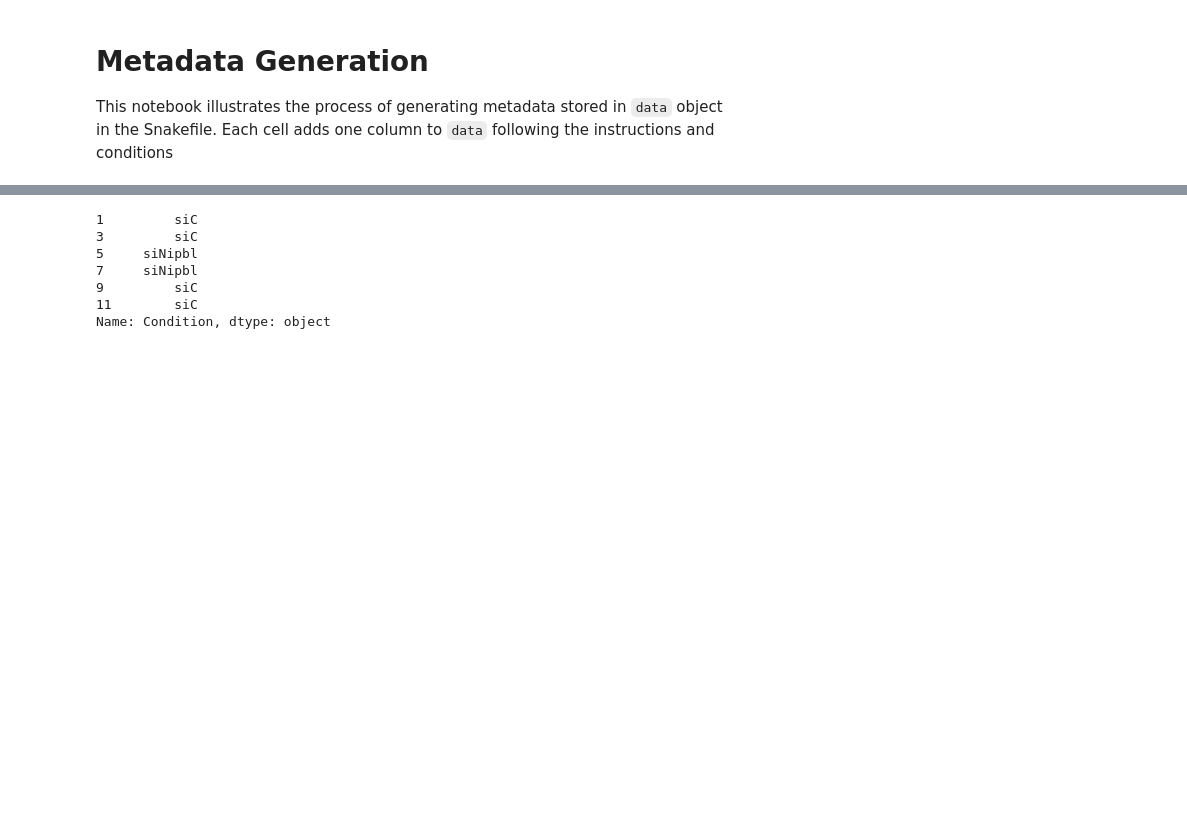
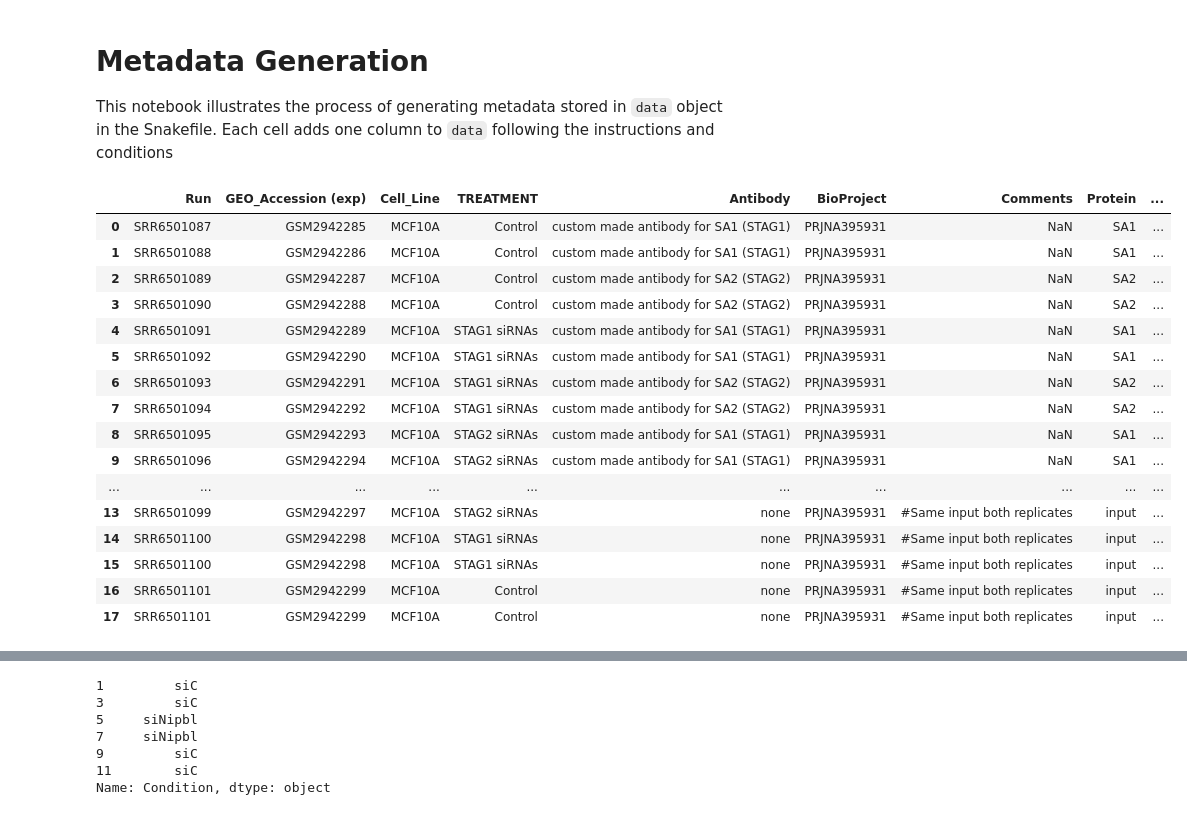
Before and after one commit to aqvd/snakemake_workflows, a Jupyter notebook: Chip-Seq/notebooks/metadata_creation.ipynb, the cells around one changed output, grey strips where cells are left out. Saved outputs shown, nothing was run; the diff lists cells and outputs as text; code cells hidden in the pictures; blank space fills up the shorter version.

```diff
--- a/Chip-Seq/notebooks/metadata_creation.ipynb
+++ b/Chip-Seq/notebooks/metadata_creation.ipynb
@@ -11,7 +11,27 @@ import glob
 from snakemake.io import expand
 import re
 # %%
-data = pd.read_csv("../config/table_siNipbl_cluster.tsv", sep="\t")
+data = pd.read_csv("../config/table_siNipbl.tsv", sep="\t")
+data_siSA = pd.read_csv("../config/table_siSA1_siSA2.tsv", sep="\t")
+data_siSA
+# %% [output]
+|  | Run | GEO_Accession (exp) | Cell_Line | TREATMENT | Antibody | BioProject | Comments | Protein | ... |
+| 0 | SRR6501087 | GSM2942285 | MCF10A | Control | custom made antibody for SA1 (STAG1) | PRJNA395931 | NaN | SA1 | ... |
+| 1 | SRR6501088 | GSM2942286 | MCF10A | Control | custom made antibody for SA1 (STAG1) | PRJNA395931 | NaN | SA1 | ... |
+| 2 | SRR6501089 | GSM2942287 | MCF10A | Control | custom made antibody for SA2 (STAG2) | PRJNA395931 | NaN | SA2 | ... |
+| 3 | SRR6501090 | GSM2942288 | MCF10A | Control | custom made antibody for SA2 (STAG2) | PRJNA395931 | NaN | SA2 | ... |
+| 4 | SRR6501091 | GSM2942289 | MCF10A | STAG1 siRNAs | custom made antibody for SA1 (STAG1) | PRJNA395931 | NaN | SA1 | ... |
+| 5 | SRR6501092 | GSM2942290 | MCF10A | STAG1 siRNAs | custom made antibody for SA1 (STAG1) | PRJNA395931 | NaN | SA1 | ... |
+| 6 | SRR6501093 | GSM2942291 | MCF10A | STAG1 siRNAs | custom made antibody for SA2 (STAG2) | PRJNA395931 | NaN | SA2 | ... |
+| 7 | SRR6501094 | GSM2942292 | MCF10A | STAG1 siRNAs | custom made antibody for SA2 (STAG2) | PRJNA395931 | NaN | SA2 | ... |
+| 8 | SRR6501095 | GSM2942293 | MCF10A | STAG2 siRNAs | custom made antibody for SA1 (STAG1) | PRJNA395931 | NaN | SA1 | ... |
+| 9 | SRR6501096 | GSM2942294 | MCF10A | STAG2 siRNAs | custom made antibody for SA1 (STAG1) | PRJNA395931 | NaN | SA1 | ... |
+| ... | ... | ... | ... | ... | ... | ... | ... | ... | ... |
+| 13 | SRR6501099 | GSM2942297 | MCF10A | STAG2 siRNAs | none | PRJNA395931 | #Same input both replicates | input | ... |
+| 14 | SRR6501100 | GSM2942298 | MCF10A | STAG1 siRNAs | none | PRJNA395931 | #Same input both replicates | input | ... |
+| 15 | SRR6501100 | GSM2942298 | MCF10A | STAG1 siRNAs | none | PRJNA395931 | #Same input both replicates | input | ... |
+| 16 | SRR6501101 | GSM2942299 | MCF10A | Control | none | PRJNA395931 | #Same input both replicates | input | ... |
+| 17 | SRR6501101 | GSM2942299 | MCF10A | Control | none | PRJNA395931 | #Same input both replicates | input | ... |
 # %%
 ## Genome bowtie2 index prefixes paths
 genome_path = {
```
Also changed, not shown: parts of 25 cells of this notebook, 1 other file.
